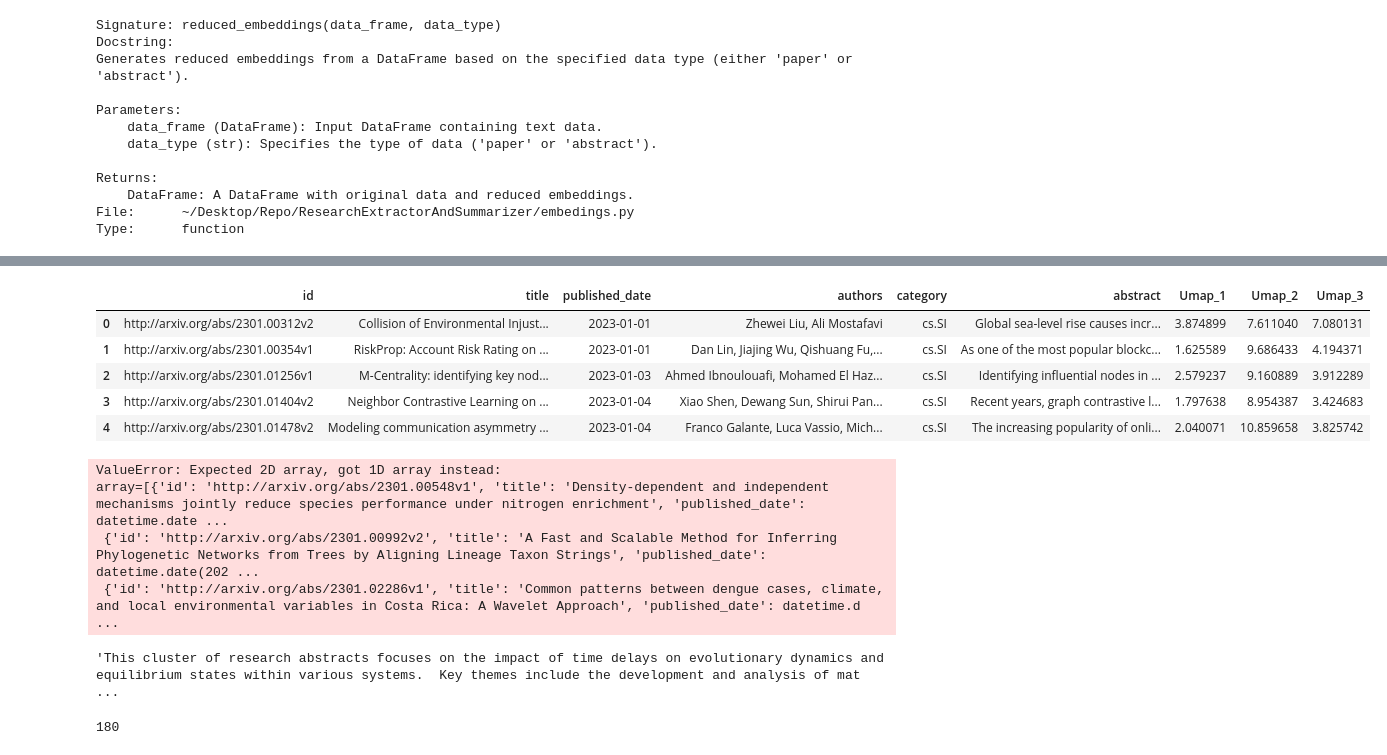
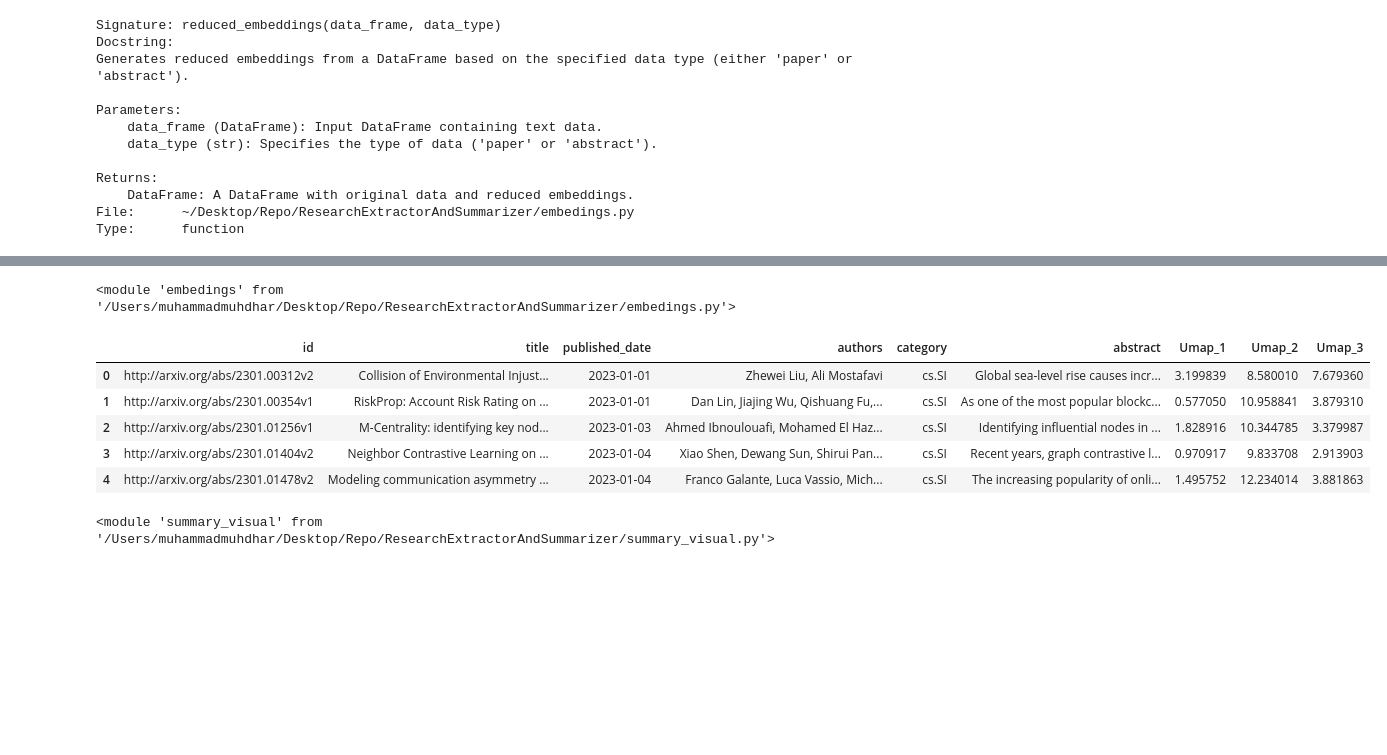
Before and after one commit to MuhammadOmarMuhdhar/ResearchExtractorAndSummarizer, a Jupyter notebook: testing.ipynb, the cells around one changed output, grey strips where cells are left out. Cells and saved outputs as stored; diff of their text form; code cells hidden in the pictures; blank space fills up the shorter version.

```diff
--- a/testing.ipynb
+++ b/testing.ipynb
@@ -58,42 +67,15 @@ Type:      function
+# %%
+import importlib
+importlib.reload(embedings)
+# %% [output]
+<module 'embedings' from '/Users/muhammadmuhdhar/Desktop/Repo/ResearchExtractorAndSummarizer/embedings.py'>
 # %%
-df_with_embeddings = reduced_embeddings(df, data_type ='abstract' )
+df_with_embeddings = embedings.reduced_embeddings(df, data_type ='abstract' )
 df_with_embeddings.head()
 # %% [output]
 |  | id | title | published_date | authors | category | abstract | Umap_1 | Umap_2 | Umap_3 |
-| 0 | http://arxiv.org/abs/2301.00312v2 | Collision of Environmental Injust... | 2023-01-01 | Zhewei Liu, Ali Mostafavi | cs.SI | Global sea-level rise causes incr... | 3.874899 | 7.611040 | 7.080131 |
-| 1 | http://arxiv.org/abs/2301.00354v1 | RiskProp: Account Risk Rating on ... | 2023-01-01 | Dan Lin, Jiajing Wu, Qishuang Fu,... | cs.SI | As one of the most popular blockc... | 1.625589 | 9.686433 | 4.194371 |
-| 2 | http://arxiv.org/abs/2301.01256v1 | M-Centrality: identifying key nod... | 2023-01-03 | Ahmed Ibnoulouafi, Mohamed El Haz... | cs.SI | Identifying influential nodes in ... | 2.579237 | 9.160889 | 3.912289 |
-| 3 | http://arxiv.org/abs/2301.01404v2 | Neighbor Contrastive Learning on ... | 2023-01-04 | Xiao Shen, Dewang Sun, Shirui Pan... | cs.SI | Recent years, graph contrastive l... | 1.797638 | 8.954387 | 3.424683 |
-| 4 | http://arxiv.org/abs/2301.01478v2 | Modeling communication asymmetry ... | 2023-01-04 | Franco Galante, Luca Vassio, Mich... | cs.SI | The increasing popularity of onli... | 2.040071 | 10.859658 | 3.825742 |
+| 0 | http://arxiv.org/abs/2301.00312v2 | Collision of Environmental Injust... | 2023-01-01 | Zhewei Liu, Ali Mostafavi | cs.SI | Global sea-level rise causes incr... | 3.199839 | 8.580010 | 7.679360 |
+| 1 | http://arxiv.org/abs/2301.00354v1 | RiskProp: Account Risk Rating on ... | 2023-01-01 | Dan Lin, Jiajing Wu, Qishuang Fu,... | cs.SI | As one of the most popular blockc... | 0.577050 | 10.958841 | 3.879310 |
+| 2 | http://arxiv.org/abs/2301.01256v1 | M-Centrality: identifying key nod... | 2023-01-03 | Ahmed Ibnoulouafi, Mohamed El Haz... | cs.SI | Identifying influential nodes in ... | 1.828916 | 10.344785 | 3.379987 |
+| 3 | http://arxiv.org/abs/2301.01404v2 | Neighbor Contrastive Learning on ... | 2023-01-04 | Xiao Shen, Dewang Sun, Shirui Pan... | cs.SI | Recent years, graph contrastive l... | 0.970917 | 9.833708 | 2.913903 |
+| 4 | http://arxiv.org/abs/2301.01478v2 | Modeling communication asymmetry ... | 2023-01-04 | Franco Galante, Luca Vassio, Mich... | cs.SI | The increasing popularity of onli... | 1.495752 | 12.234014 | 3.881863 |
-# %%
-from hdbscan import HDBSCAN
-from sklearn.cluster import KMeans
-import numpy as np
-
-# Fit HDBSCAN
-hdbscan_model = HDBSCAN(min_cluster_size=5, metric='euclidean', cluster_selection_method='eom')
-labels = hdbscan_model.fit_predict(data)
-
-# Extract noise points
-noise_points = data[labels == -1]
-
-# Run KMeans on valid clusters to find centroids
-valid_data = data[labels != -1]
-valid_labels = labels[labels != -1]
-kmeans = KMeans(n_clusters=len(np.unique(valid_labels)), random_state=42).fit(valid_data)
-
-# Assign noise points to the nearest KMeans cluster
-if len(noise_points) > 0:
-    noise_labels = kmeans.predict(noise_points)
-    labels[labels == -1] = noise_labels + max(valid_labels) + 1
-
-# Add cluster labels to the DataFrame
-df_with_embeddings['Cluster'] = labels
-
-print(df_with_embeddings['Cluster'].value_counts())
-df_with_embeddings.head()
-# %% [output]
-ValueError: Expected 2D array, got 1D array instead:
-array=[{'id': 'http://arxiv.org/abs/2301.00548v1', 'title': 'Density-dependent and independent mechanisms jointly reduce species performance under nitrogen enrichment', 'published_date': datetime.date ...
- {'id': 'http://arxiv.org/abs/2301.00992v2', 'title': 'A Fast and Scalable Method for Inferring Phylogenetic Networks from Trees by Aligning Lineage Taxon Strings', 'published_date': datetime.date(202 ...
- {'id': 'http://arxiv.org/abs/2301.02286v1', 'title': 'Common patterns between dengue cases, climate, and local environmental variables in Costa Rica: A Wavelet Approach', 'published_date': datetime.d ...
@@ -140,8 +81,0 @@ summarized_text = summarize_text(cluster_1)
-# %%
-summarized_text
-# %% [output]
-'This cluster of research abstracts focuses on the impact of time delays on evolutionary dynamics and equilibrium states within various systems.  Key themes include the development and analysis of mat ...
-# %%
-len(df_with_embeddings['Cluster'].unique())
-# %% [output]
-180
@@ -176,0 +82,5 @@ fig.show()
+# %%
+import importlib
+importlib.reload(summary_visual)
+# %% [output]
+<module 'summary_visual' from '/Users/muhammadmuhdhar/Desktop/Repo/ResearchExtractorAndSummarizer/summary_visual.py'>
```
Also changed, not shown: parts of 12 cells of this notebook, 3 other files.
